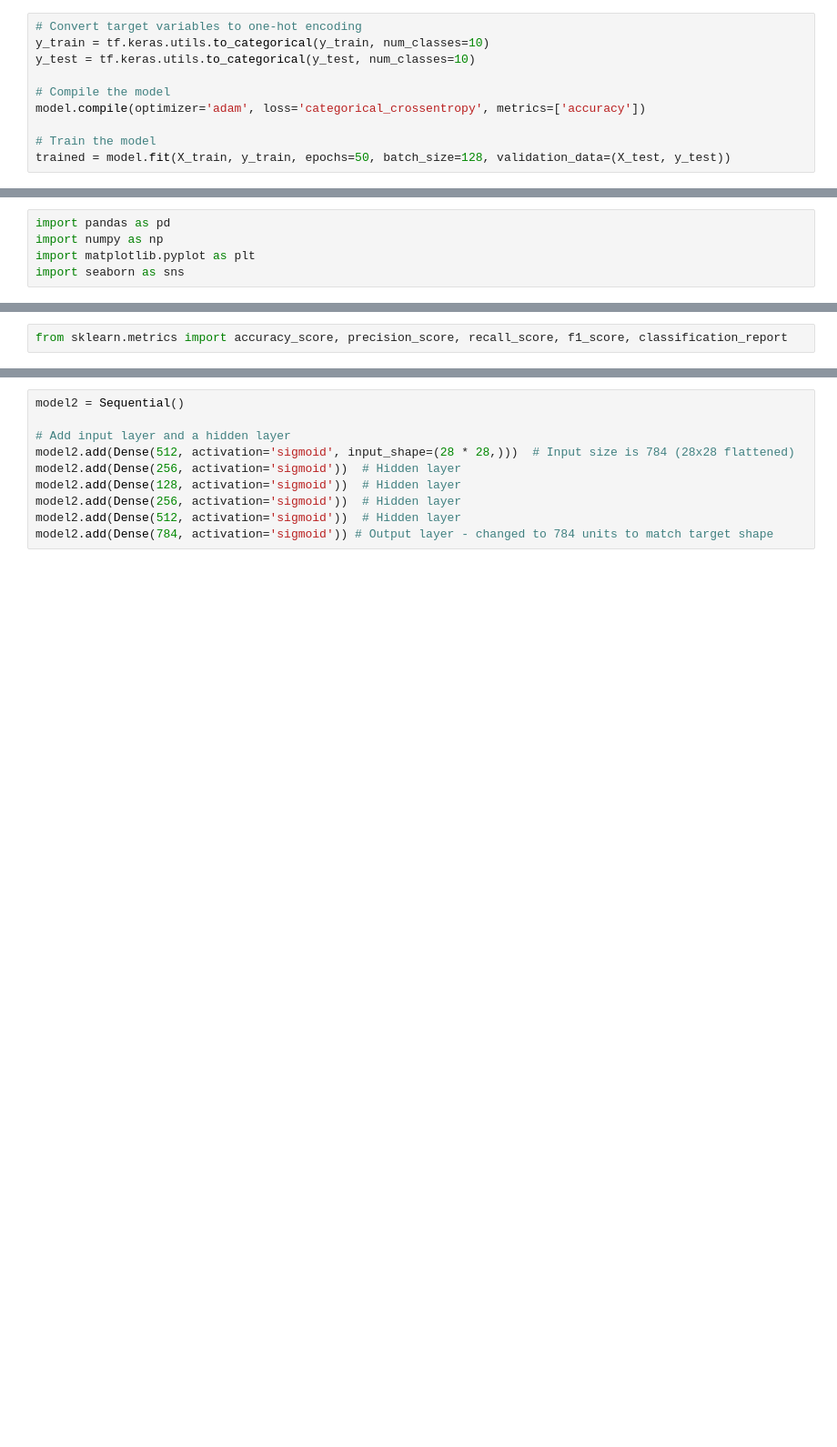
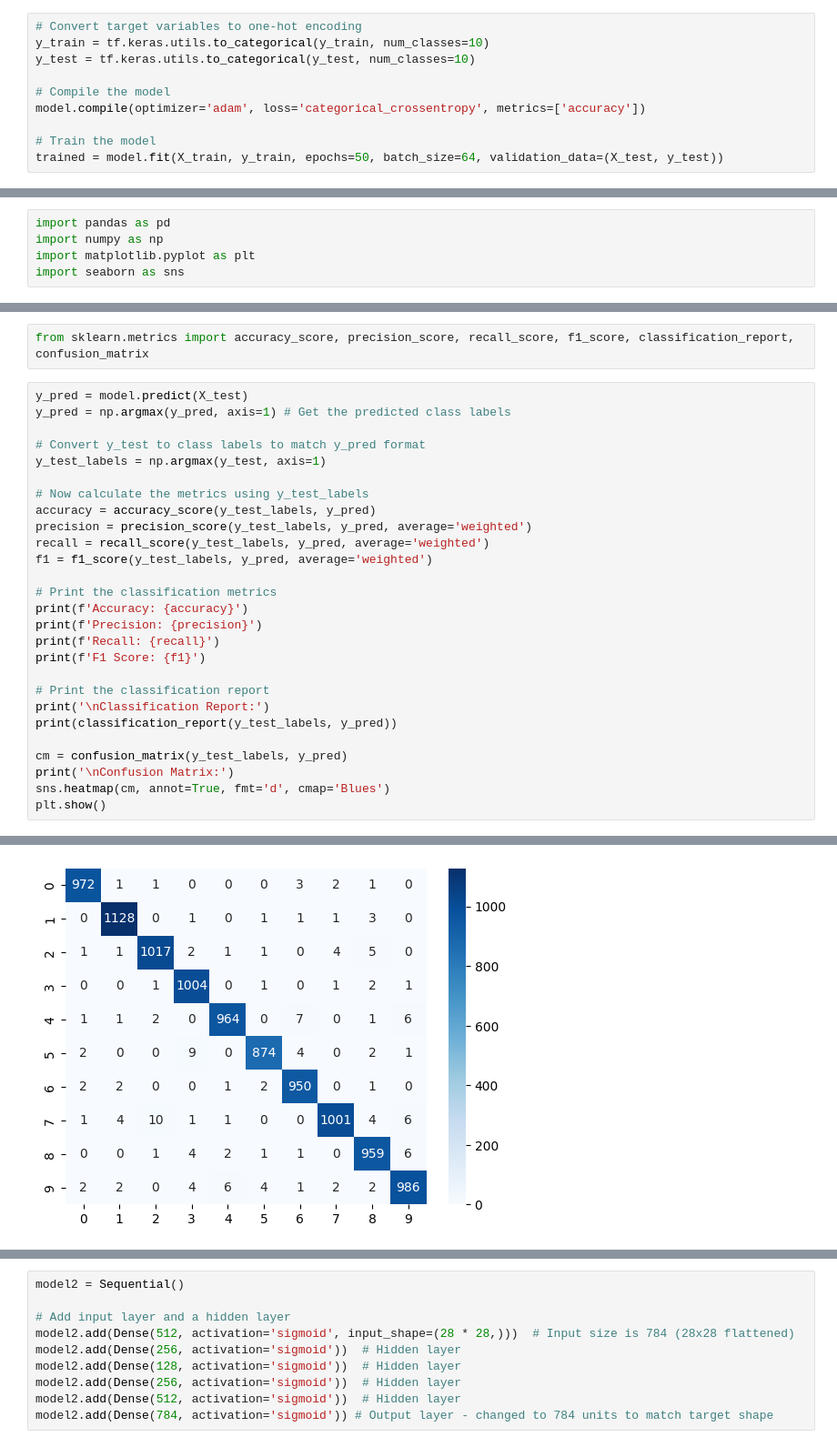
Before and after one commit to MohamedAhmedMustafa/MLP-Classification-, a Jupyter notebook: MNIST_MLP.ipynb, the cells around one changed output, grey strips where cells are left out. Shown at 91% size. Cells and saved outputs as stored; diff of their text form; blank space fills up the shorter version.

```diff
--- a/MNIST_MLP.ipynb
+++ b/MNIST_MLP.ipynb
@@ -60,6 +58,6 @@ y_test = tf.keras.utils.to_categorical(y_test, num_classes=10)
 model.compile(optimizer='adam', loss='categorical_crossentropy', metrics=['accuracy'])
 
 # Train the model
-trained = model.fit(X_train, y_train, epochs=50, batch_size=128, validation_data=(X_test, y_test))
+trained = model.fit(X_train, y_train, epochs=50, batch_size=64, validation_data=(X_test, y_test))
 # %% [output]
 Epoch 1/50
@@ -77,2 +93,30 @@ plt.xlabel('Epoch')
 # %%
-from sklearn.metrics import accuracy_score, precision_score, recall_score, f1_score, classification_report
+from sklearn.metrics import accuracy_score, precision_score, recall_score, f1_score, classification_report, confusion_matrix
+# %%
+y_pred = model.predict(X_test)
+y_pred = np.argmax(y_pred, axis=1) # Get the predicted class labels
+
+# Convert y_test to class labels to match y_pred format
+y_test_labels = np.argmax(y_test, axis=1)
+
+# Now calculate the metrics using y_test_labels
+accuracy = accuracy_score(y_test_labels, y_pred)
+precision = precision_score(y_test_labels, y_pred, average='weighted')
+recall = recall_score(y_test_labels, y_pred, average='weighted')
+f1 = f1_score(y_test_labels, y_pred, average='weighted')
+
+# Print the classification metrics
+print(f'Accuracy: {accuracy}')
+print(f'Precision: {precision}')
+print(f'Recall: {recall}')
+print(f'F1 Score: {f1}')
+
+# Print the classification report
+print('\nClassification Report:')
+print(classification_report(y_test_labels, y_pred))
+
+cm = confusion_matrix(y_test_labels, y_pred)
+print('\nConfusion Matrix:')
+sns.heatmap(cm, annot=True, fmt='d', cmap='Blues')
+plt.show()
+# %% [output]
@@ -79,3 +140,4 @@ from sklearn.metrics import accuracy_score, precision_score, recall_score, f1_sc
+[figure, added]
 # %%
 # Load the MNIST dataset
 (X_train, y_train), (X_test, y_test) = mnist.load_data()
```
Also changed, not shown: parts of 10 cells of this notebook.
